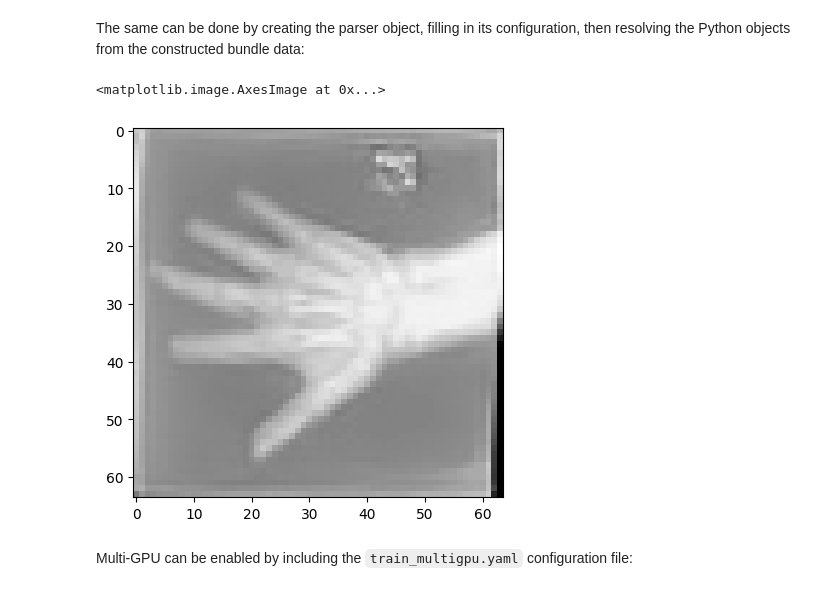
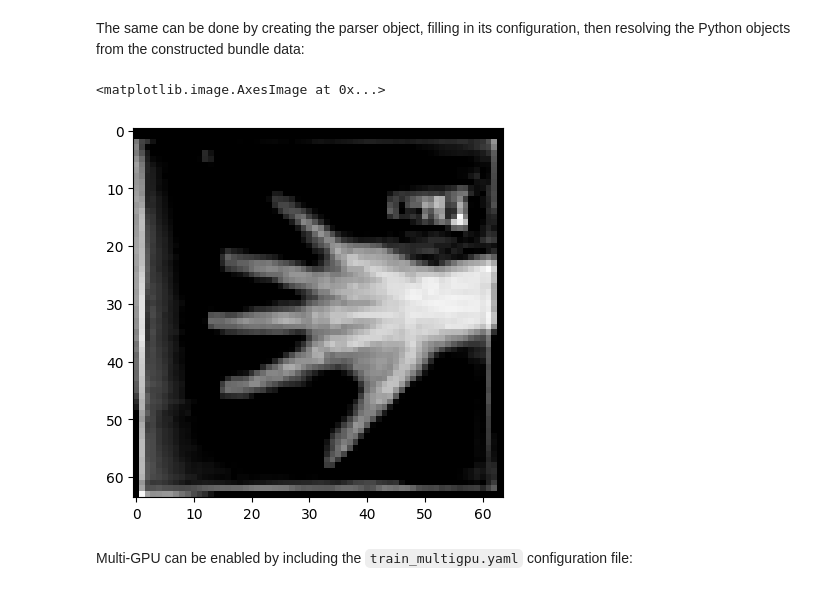
Before and after one commit to virginiafdez/model-zoo, a Jupyter notebook: models/mednist_ddpm/docs/2d_ddpm_bundle_tutorial.ipynb, the cells around one changed output. Drawn from its saved outputs; the diff is of its cells as text; code cells hidden in the pictures.

```diff
--- a/models/mednist_ddpm/docs/2d_ddpm_bundle_tutorial.ipynb
+++ b/models/mednist_ddpm/docs/2d_ddpm_bundle_tutorial.ipynb
@@ -123,30 +120,30 @@ The same can be done by creating the parser object, filling in its configuration
 # %%
 import sys
 
 sys.path.append(bundle_root)  # make sure we load the script files we need
 
 # configure the parser from the bundle's information
 cp = ConfigParser()
 cp.read_meta(f"{bundle_root}/configs/metadata.json")
-cp.read_config([f"{bundle_root}/configs/common.yaml", f"{bundle_root}/configs/inference.yaml"])
+cp.read_config([f"{bundle_root}/configs/inference.yaml"])
 cp["bundle_root"] = bundle_root
 cp["ckpt_path"] = f"./outputs/model_final_iteration=75000.pt"
 
 cp.get_parsed_content("load_state")  # load the saved state from the checkpoint just be resolving this value
 
 device = cp.get_parsed_content("device")  # device used by the bundle
 sample = cp.get_parsed_content("sample")  # test sampling function
 
 image_dim = cp["image_dim"]  # get the stored dimension value, no need to resolve anything
 
 noise = torch.rand(1, 1, image_dim, image_dim).to(device)  # or cp.get_parsed_content("noise")
 
 test = sample(noise)
 
-plt.imshow(test[0, 0].cpu(), vmin=0.3, vmax=1, cmap="gray")
+plt.imshow(test[0, 0].cpu(), vmin=0.75, vmax=1, cmap="gray") # Toggle vmin for more contrast
 # %% [output]
 <matplotlib.image.AxesImage at 0x...>
-[figure, old version]
+[figure, new version]
 # %% [markdown]
 Multi-GPU can be enabled by including the `train_multigpu.yaml` configuration file:
 # %%
```
Also changed, not shown: parts of 5 cells of this notebook, 3 other files.
